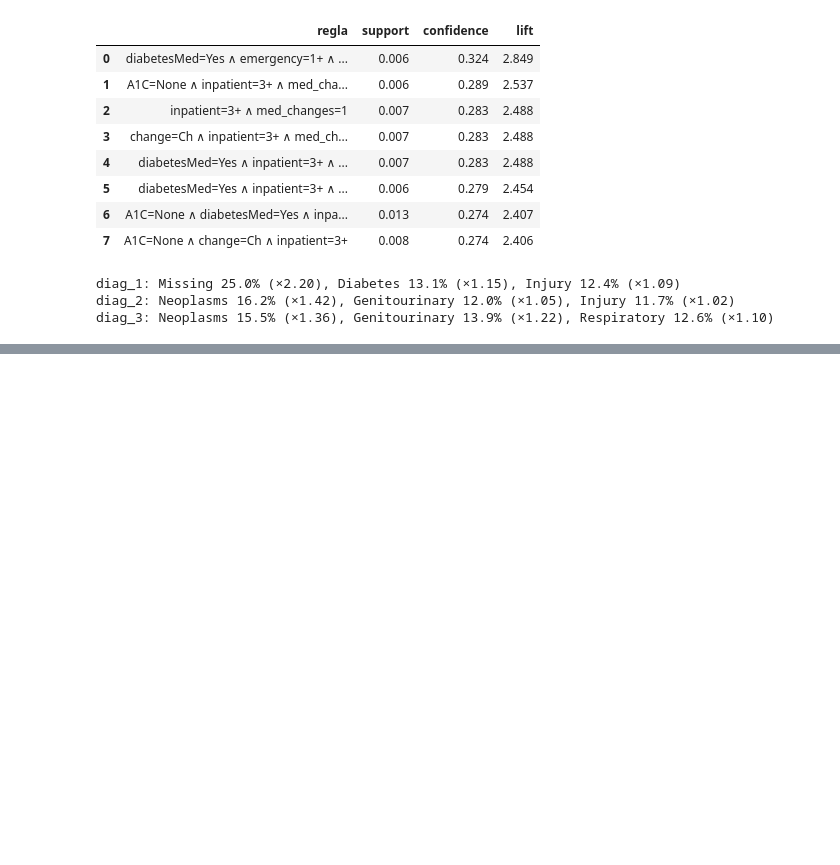
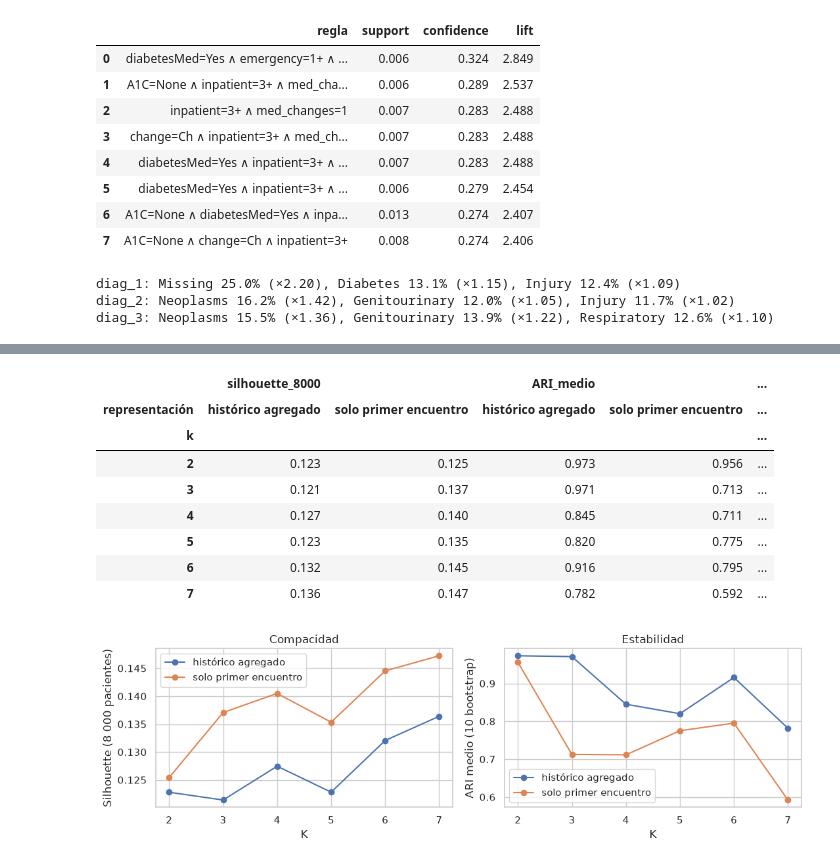
Before and after one commit to danielaestudio02-del/Diabetes, a Jupyter notebook: diabetes_data_mining.ipynb, the cells around one changed output, grey strips where cells are left out. Drawn from its saved outputs; the diff is of its cells as text; code cells hidden in the pictures; blank space fills up the shorter version.

```diff
--- a/diabetes_data_mining.ipynb
+++ b/diabetes_data_mining.ipynb
@@ -854,0 +915,22 @@ print({k: round(v, 3) for k, v in sil.items()})
+# %%
+pat = pd.DataFrame({"pid": groups, "alta_cuidado": d.discharge.eq("SNF/ICF").astype(int),
+                    "cambio_tto": d.change.eq("Ch").astype(int), "insulina": d.insulin.ne("No").astype(int)})
+pat = pd.concat([pat, d[["time_in_hospital", "num_lab_procedures", "num_procedures", "num_medications", "number_diagnoses",
+                         "number_outpatient", "number_emergency", "number_inpatient", "age_num", "y"]].reset_index(drop=True)], axis=1)
+g = pat.groupby("pid", sort=False)
+P = pd.DataFrame({
+    "n_encuentros": g.size(), "estancia_media": g.time_in_hospital.mean(), "lab_medio": g.num_lab_procedures.mean(),
+    "proc_medio": g.num_procedures.mean(), "meds_medio": g.num_medications.mean(), "diag_medio": g.number_diagnoses.mean(),
+    "ambulat_max": g.number_outpatient.max(), "urgenc_max": g.number_emergency.max(), "hosp_prev_max": g.number_inpatient.max(),
+    "edad": g.age_num.first(), "pct_alta_cuidado": g.alta_cuidado.mean(), "pct_cambio_tto": g.cambio_tto.mean(),
+    "pct_insulina": g.insulina.mean(), "readm30_alguna": g.y.max(), "readm30_primero": g.y.first()})
+cl_cols = [c for c in P.columns if not c.startswith("readm30")]
+# Misma representación con SOLO el primer encuentro (para comparar): los conteos pasan a 1 y las proporciones a 0/1.
+F1 = pat.groupby("pid", sort=False).first()
+P_first = pd.DataFrame({"n_encuentros": 1, "estancia_media": F1.time_in_hospital, "lab_medio": F1.num_lab_procedures,
+    "proc_medio": F1.num_procedures, "meds_medio": F1.num_medications, "diag_medio": F1.number_diagnoses,
+    "ambulat_max": F1.number_outpatient, "urgenc_max": F1.number_emergency, "hosp_prev_max": F1.number_inpatient,
+    "edad": F1.age_num, "pct_alta_cuidado": F1.alta_cuidado, "pct_cambio_tto": F1.cambio_tto, "pct_insulina": F1.insulina})[cl_cols]
+assert len(P) == len(P_first) == pd.Series(groups).nunique()
+print(f"{len(d):,} encuentros → {len(P):,} pacientes (una fila cada uno) · {len(cl_cols)} atributos agregados")
+display(P[cl_cols].describe().T[["mean", "50%", "max"]].round(2))
@@ -854,0 +958,34 @@ print({k: round(v, 3) for k, v in sil.items()})
+# %%
+from sklearn.metrics import adjusted_rand_score
+def prep(M):
+    M = M.loc[:, M.std() > 0]
+    return StandardScaler().fit_transform(np.log1p(M))
+Z_hist, Z_first = prep(P[cl_cols]), prep(P_first)
+rng = np.random.default_rng(SEED); samp = rng.choice(len(P), 8000, replace=False)
+rows = []
+for name, Z in [("histórico agregado", Z_hist), ("solo primer encuentro", Z_first)]:
+    for k in range(2, 8):
+        ref = KMeans(k, n_init=10, random_state=SEED).fit(Z)
+        ari = [adjusted_rand_score(ref.labels_, KMeans(k, n_init=3, random_state=b).fit(Z[rng.choice(len(Z), len(Z))]).predict(Z))
+               for b in range(10)]
+        rows.append(dict(representación=name, k=k, silhouette_8000=silhouette_score(Z[samp], ref.labels_[samp]),
+                         ARI_medio=np.mean(ari), ARI_min=np.min(ari)))
+km_cmp = pd.DataFrame(rows)
+display(km_cmp.pivot(index="k", columns="representación", values=["silhouette_8000", "ARI_medio", "ARI_min"]).round(3))
+fig, axes = plt.subplots(1, 2, figsize=(11, 3.5))
+for name, grp in km_cmp.groupby("representación"):
+    axes[0].plot(grp.k, grp.silhouette_8000, "o-", label=name); axes[1].plot(grp.k, grp.ARI_medio, "o-", label=name)
+axes[0].set(xlabel="K", ylabel="Silhouette (8 000 pacientes)", title="Compacidad"); axes[1].set(xlabel="K", ylabel="ARI medio (10 bootstrap)", title="Estabilidad")
+for a_ in axes: a_.legend()
+plt.tight_layout(); plt.show()
+# %% [output]
+|  | silhouette_8000 |  | ARI_medio |  | ... |
+| representación | histórico agregado | solo primer encuentro | histórico agregado | solo primer encuentro | ... |
+| k |  |  |  |  | ... |
+| 2 | 0.123 | 0.125 | 0.973 | 0.956 | ... |
+| 3 | 0.121 | 0.137 | 0.971 | 0.713 | ... |
+| 4 | 0.127 | 0.140 | 0.845 | 0.711 | ... |
+| 5 | 0.123 | 0.135 | 0.820 | 0.775 | ... |
+| 6 | 0.132 | 0.145 | 0.916 | 0.795 | ... |
+| 7 | 0.136 | 0.147 | 0.782 | 0.592 | ... |
+[figure, added]
```
Also changed, not shown: parts of 13 cells of this notebook.
